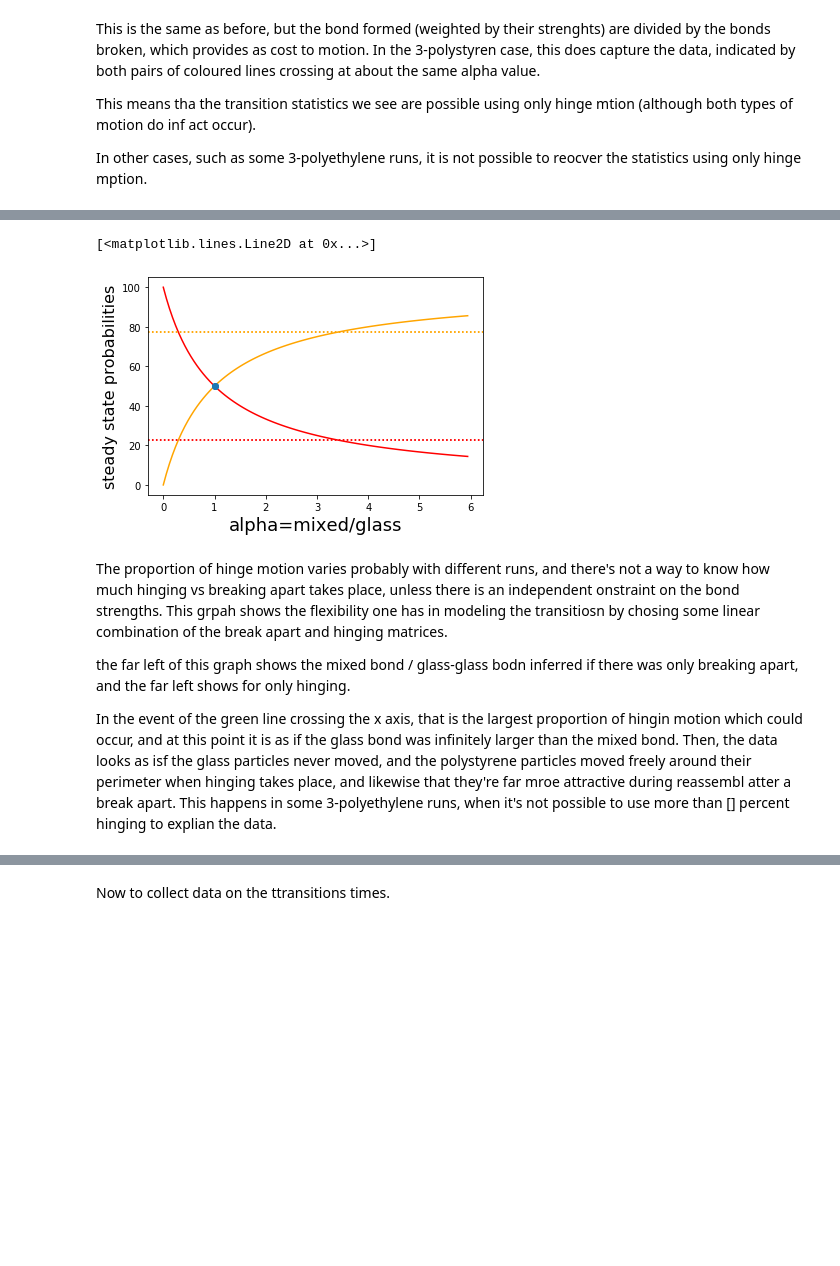
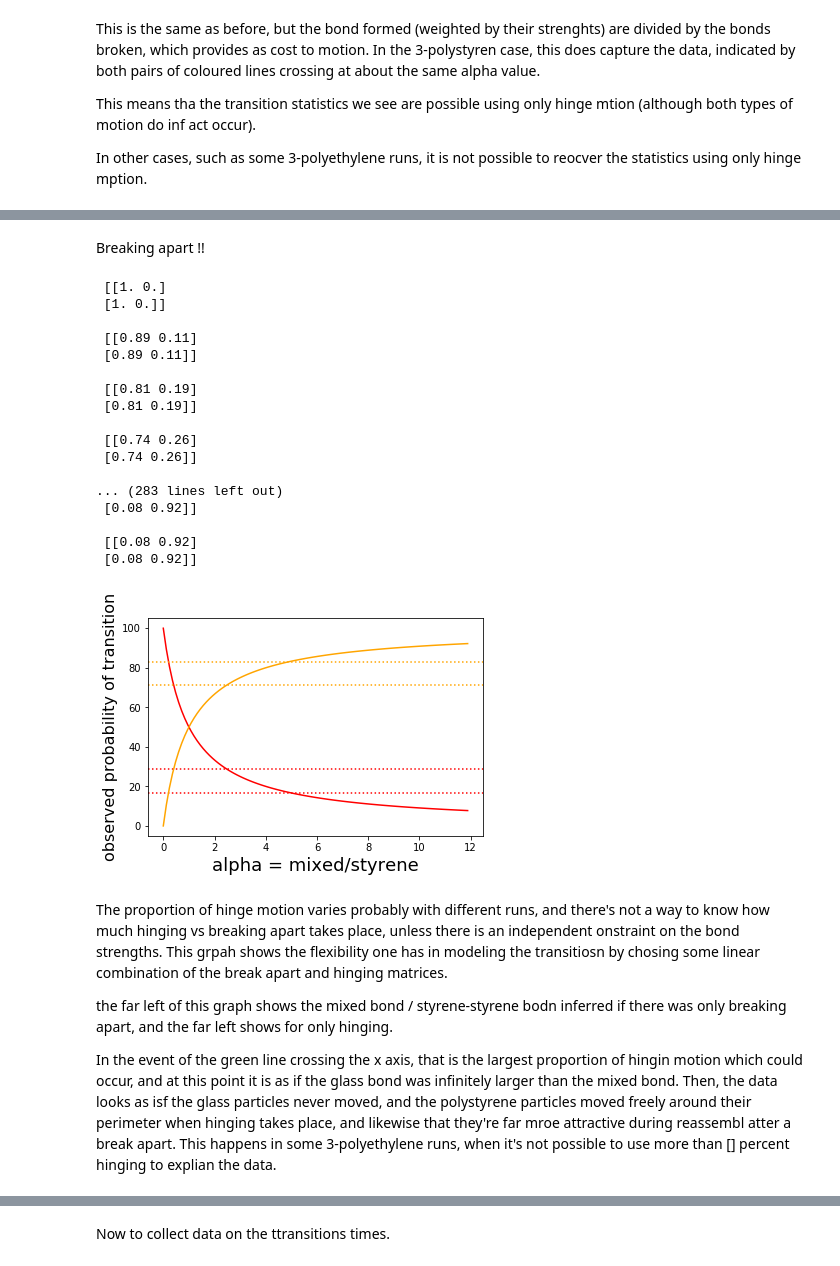
Before and after one commit to TchakamauRa/Soft-Matter, a Jupyter notebook: Matrix multiplication-density_styrene-joined.ipynb, the cells around one changed output, grey strips where cells are left out. Drawn from its saved outputs; the diff is of its cells as text; code cells hidden in the pictures; blank space fills up the shorter version.

```diff
--- a/Matrix multiplication-density_styrene-joined.ipynb
+++ b/Matrix multiplication-density_styrene-joined.ipynb
@@ -387,6 +479,5 @@ def plotter(xs, yls, cols, xlabel):
 # %%
-vidnumkeys = list(range(vks))
-a = 0 # to to separate the labeling for the runs
+exptnum = 0 # to to separate the labeling for the runs
 bignum = 100 # to separate the labeling for the runs
 vidprops = {}
 
@@ -396,13 +487,12 @@ for ind, expt in enumerate(stored_y_values.keys()):
     for runnum, rundict in exptdicts.items():
         keys = rundict.keys() # vifdeo number of run
         for key in keys: # a video number
-            vidnumkey = a + key
+            vidnumkey = exptnum + key
             if vidnumkey not in vidprops.keys():
                 vidprops[vidnumkey] = rundict[key]
             else:
                 vidprops[vidnumkey] = np.vstack((vidprops[vidnumkey], rundict[key]))
-            #print("List of transition pairs for video {}: \n{}".format(key, vidprops[vidnumkey]))
-    a = a + bignum
+    exptnum = exptnum + bignum
 
 #Got to double check!
 keys = vidprops.keys()
@@ -410,17 +500,15 @@ vidsums = [] #sum all the probabilities
 for key in keys:
     allprobs = vidprops[key]
     print("Collected all arrays for video  {}: \n{}".format(key, allprobs))
-    allprobs_sum = np.sum(allprobs, axis = 0) / len(allprobs)
+    if len(np.shape(allprobs)) > 1:
+        allprobs_sum = np.sum(allprobs, axis = 0) / len(allprobs)
+    else:
+        allprobs_sum = allprobs
     vidsums.append(allprobs_sum )
     print("And summed and averaged all probabilities:\n{}\n".format(allprobs_sum))
-
-
-# Print probabilitie sby video
 vidsums = np.array(vidsums)
 vidinds = list(range(len(keys)))
-print(vidinds)
-print(len(vidsums))
-plotter(vidinds, vidsums.T, cols, 'Vidnums')
+print("\nShape of total data array", np.shape(vidsums))
 # %% [output]
 Collected all arrays for video  0:
 [[ 8.33333333 91.66666667]
@@ -822,58 +807,54 @@ plt.plot((1, 1),(50,50), 'o')
+# %% [markdown]
+Breaking apart !!
 # %%
-"tESTING HYPOTHESIS WITH all position, early state unimportant, end sate proportional to bond strengths"
-#narrow observations array
-alphas = np.linspace(0, 6, 100,endpoint =False)
-#betas = np.linspace(0, 20, 100,endpoint =False)
+alphas = np.linspace(0, 12, 100,endpoint =False)
 x1 = []
 x2 = []
 for i in alphas:
-    #print('\nalpha = %s' %i)
     t = (2/((1+i)*(2+2*i))+
          4*i/((1+i)*(2+2*i)*(4+2*i))+
           2*i/((1+i)*(4+2*i)))
     #print(bm)
     c = (2*i/((1+i)*(4+2*i))+
           i*(2+2*i)/((1+i)*(4+2*i)))
 
-    T_expected_narrow = np.asarray([[t, c],
+    T_expected_broad = np.asarray([[t, c],
      [t, c]])
-    T_expected_broad = T_expected_narrow
     T_expected_broad_norm = np.vstack([T_expected_broad[i]/np.sum(T_expected_broad[i]) for i in range(len(T_expected_broad))])
-    #print(T_expected_broad_norm, '\n\n', np.around(T_expected_broad_norm, 2))
+    print('\n', np.around(T_expected_broad_norm, 2))
     eigvals, eigvecs = np.linalg.eig(T_expected_broad_norm.T)
     eig_one_index = [x for x in range(len(eigvals)) if math.isclose(eigvals[x], 1.0, abs_tol = .0001)][0]
     eigvec_one = eigvecs[:, eig_one_index]
     evec_one = eigvec_one*100 / np.sum(eigvec_one)
-    #print("Eigenvector for eigenvalue 1 of T_ob_norm:")
-    #print(evec_one)
-    #plt.plot((i, i, i), (evec_one), 'x')
     x1.append(evec_one[0])
     x2.append(evec_one[1])
-#print(alpha1,beta1)
-fig,ax = plt.subplots()
-plt.plot(alphas, x1, c = cols[0], ls = '-')
-plt.plot(alphas, x2, c = cols[1], ls = '-')
-#plt.plot(alphas, [x[beta1] for x in x3], c =  cols[2], ls = '-')
-
-plt.axhline(y=min(v1), c = cols[0], ls = ':')
-plt.axhline(y=min(v2), c =  cols[1], ls = ':')
-#plt.axhline(y=min(v3), c = cols[2], ls = ':')
-plt.axhline(y=max(v1), c = cols[0], ls = ':')
-plt.axhline(y=max(v2), c =  cols[1], ls = ':')
-#plt.axhline(y=max(v3), c = cols[2], ls = ':')
-plt.xlabel('alpha=mixed/glass', fontsize=18)
-plt.ylabel('steady state probabilities', fontsize=16)
-#plt.plot((1, 1, 1),(23, 42, 35), 'x')
-plt.plot((1, 1),(50,50), 'o')
+xs = np.vstack((x1, x2))
+eig_plotter(alphas, xs, cols, 'alpha = mixed/styrene', rsums.T) #using rsum = runs for ranges
 # %% [output]
-[<matplotlib.lines.Line2D at 0x...>]
+ [[1. 0.]
+ [1. 0.]]
+
+ [[0.89 0.11]
+ [0.89 0.11]]
+
+ [[0.81 0.19]
+ [0.81 0.19]]
+
+ [[0.74 0.26]
+ [0.74 0.26]]
+
+... (283 lines left out)
+ [0.08 0.92]]
+
+ [[0.08 0.92]
+ [0.08 0.92]]
-[figure, old version]
+[figure, new version]
 # %% [markdown]
 The proportion of hinge motion varies probably with different runs, and there's not a way to know how much hinging vs breaking apart
 takes place, unless there is an independent onstraint on the bond strengths.
 This grpah shows the flexibility one has in modeling the transitiosn by chosing some linear combination of the break apart and hinging matrices.
 
-the far left of this graph shows the mixed bond / glass-glass bodn inferred if there was only breaking apart, and the far left shows for only hinging.
+the far left of this graph shows the mixed bond / styrene-styrene bodn inferred if there was only breaking apart, and the far left shows for only hinging.
 
 In the event of the green line crossing the x axis, that is the largest proportion of hingin motion which could occur, and at this point it is as if the glass bond was infinitely larger than the mixed bond.
 Then, the data looks as isf the glass particles never moved, and the polystyrene particles moved freely around their perimeter
```
Also changed, not shown: parts of 30 cells of this notebook, 8 other files.
